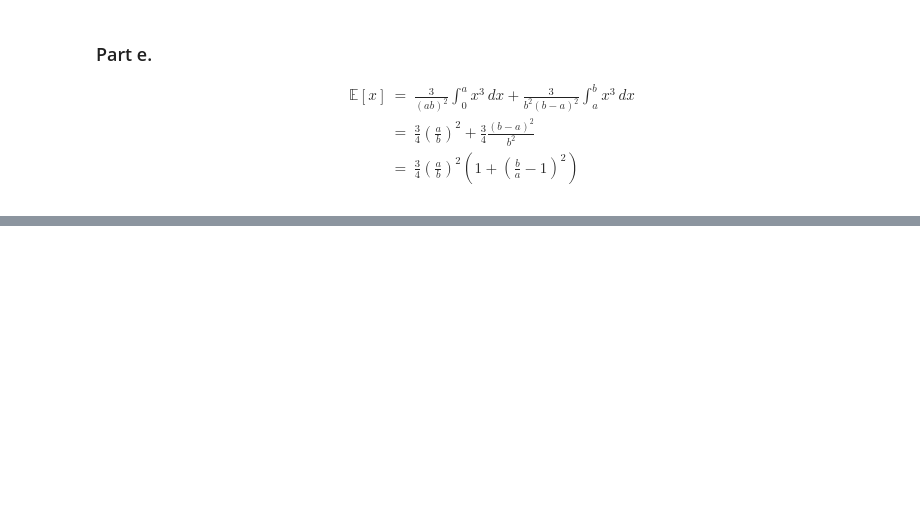
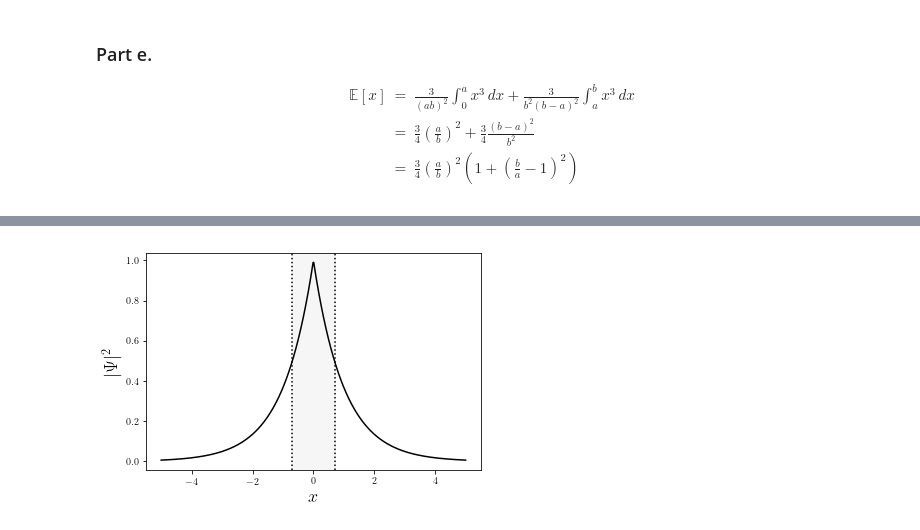
Before and after one commit to joe-antognini/exercises, a Jupyter notebook: griffiths-quantum/Chapter01.ipynb, the cells around one changed output, grey strips where cells are left out. Cells and saved outputs as stored; diff of their text form; code cells hidden in the pictures; blank space fills up the shorter version.

```diff
--- a/griffiths-quantum/Chapter01.ipynb
+++ b/griffiths-quantum/Chapter01.ipynb
@@ -340,0 +398,15 @@ $$
+# %%
+X = np.linspace(-5, 5, num=500)
+lambda_ = 1
+A = np.sqrt(lambda_)
+Psi2 = A * np.exp(-lambda_ * np.abs(X))
+sigma = 1 / (np.sqrt(2) * lambda_)
+
+plt.plot(X, Psi2, c='k')
+plt.xlabel('$x$', fontsize=18)
+plt.ylabel('$|\Psi|^2$', fontsize=18)
+plt.axvline(sigma, color='k', linestyle=':')
+plt.axvline(-sigma, color='k', linestyle=':')
+plt.axvspan(-sigma, sigma, color='lightgray', alpha=0.2);
+# %% [output]
+[figure, added]
```
Also changed, not shown: parts of 11 cells of this notebook.
